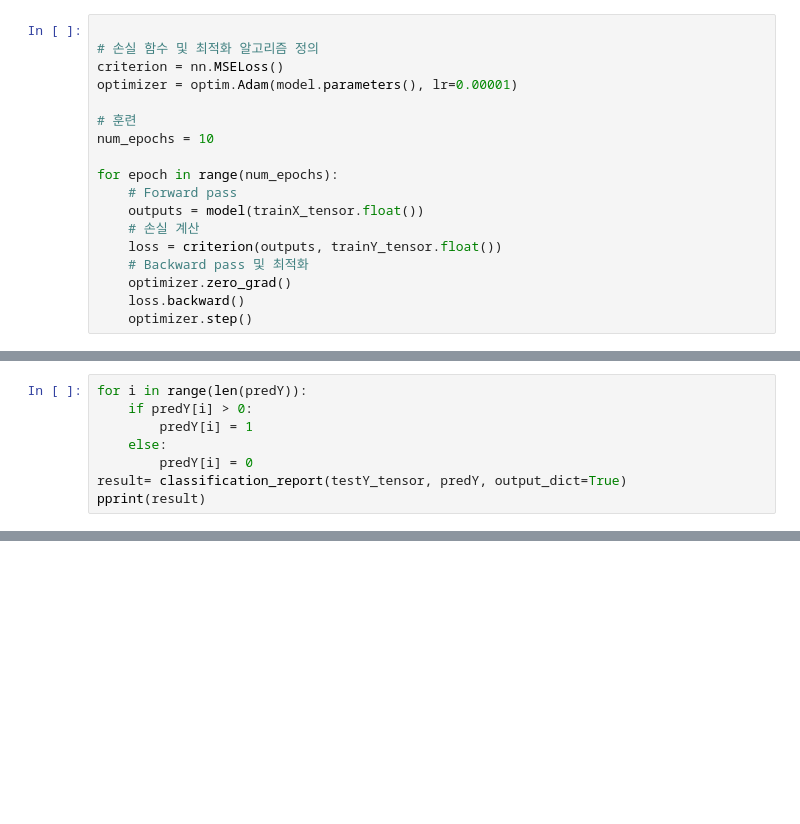
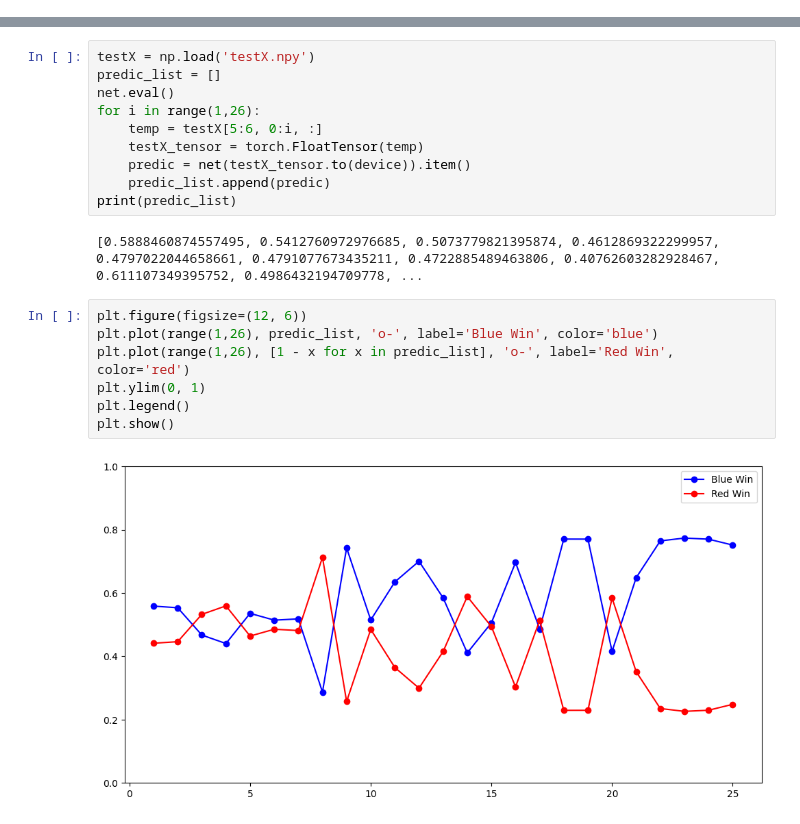
Before and after one commit to Hxjxxn95/League-of-Legend-Predicter, a Jupyter notebook: MODEL/test2.ipynb, the cells around one changed output, grey strips where cells are left out. Saved outputs shown, nothing was run; the diff lists cells and outputs as text; blank space fills up the shorter version.

Commit message:
DATA ANALYSIS 	new file:   IMAGE/image-5.png 	new file:   IMAGE/image-6.png 	modified:   MODEL/best_model.pth 	modified:   MODEL/test2.ipynb 	modified:   MODEL/torch_lstm.py 	modified:   README.md

```diff
--- a/MODEL/test2.ipynb
+++ b/MODEL/test2.ipynb
@@ -54,18 +0,0 @@ testY_tensor = torch.FloatTensor(testY)
-# %%
-
-# 손실 함수 및 최적화 알고리즘 정의
-criterion = nn.MSELoss()
-optimizer = optim.Adam(model.parameters(), lr=0.00001)
-
-# 훈련
-num_epochs = 10
-
-for epoch in range(num_epochs):
-    # Forward pass
-    outputs = model(trainX_tensor.float())
-    # 손실 계산
-    loss = criterion(outputs, trainY_tensor.float())
-    # Backward pass 및 최적화
-    optimizer.zero_grad()
-    loss.backward()
-    optimizer.step()
@@ -82,8 +0,0 @@ print(predY.min())
-# %%
-for i in range(len(predY)):
-    if predY[i] > 0:
-        predY[i] = 1
-    else:
-        predY[i] = 0
-result= classification_report(testY_tensor, predY, output_dict=True)
-pprint(result)
@@ -107,0 +63,21 @@ pprint(result)
+# %%
+testX = np.load('testX.npy')
+predic_list = []
+net.eval()
+for i in range(1,26):
+    temp = testX[5:6, 0:i, :]
+    testX_tensor = torch.FloatTensor(temp)
+    predic = net(testX_tensor.to(device)).item()
+    predic_list.append(predic)
+print(predic_list)
+# %% [output]
+[0.5888460874557495, 0.5412760972976685, 0.5073779821395874, 0.4612869322299957, 0.4797022044658661, 0.4791077673435211, 0.4722885489463806, 0.40762603282928467, 0.611107349395752, 0.4986432194709778, ...
+# %%
+plt.figure(figsize=(12, 6))
+plt.plot(range(1,26), predic_list, 'o-', label='Blue Win', color='blue')
+plt.plot(range(1,26), [1 - x for x in predic_list], 'o-', label='Red Win', color='red')
+plt.ylim(0, 1)
+plt.legend()
+plt.show()
+# %% [output]
+[figure, added]
```
Also changed, not shown: parts of 6 cells of this notebook, 5 other files.
